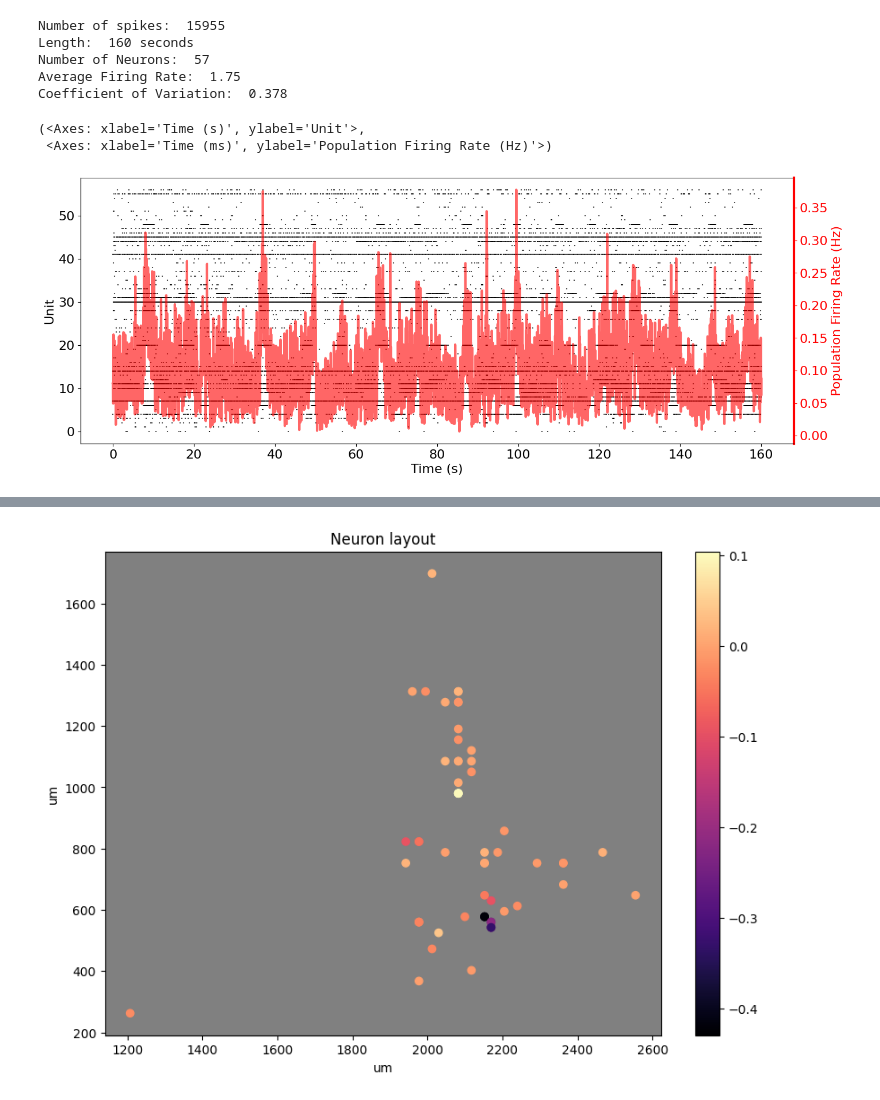
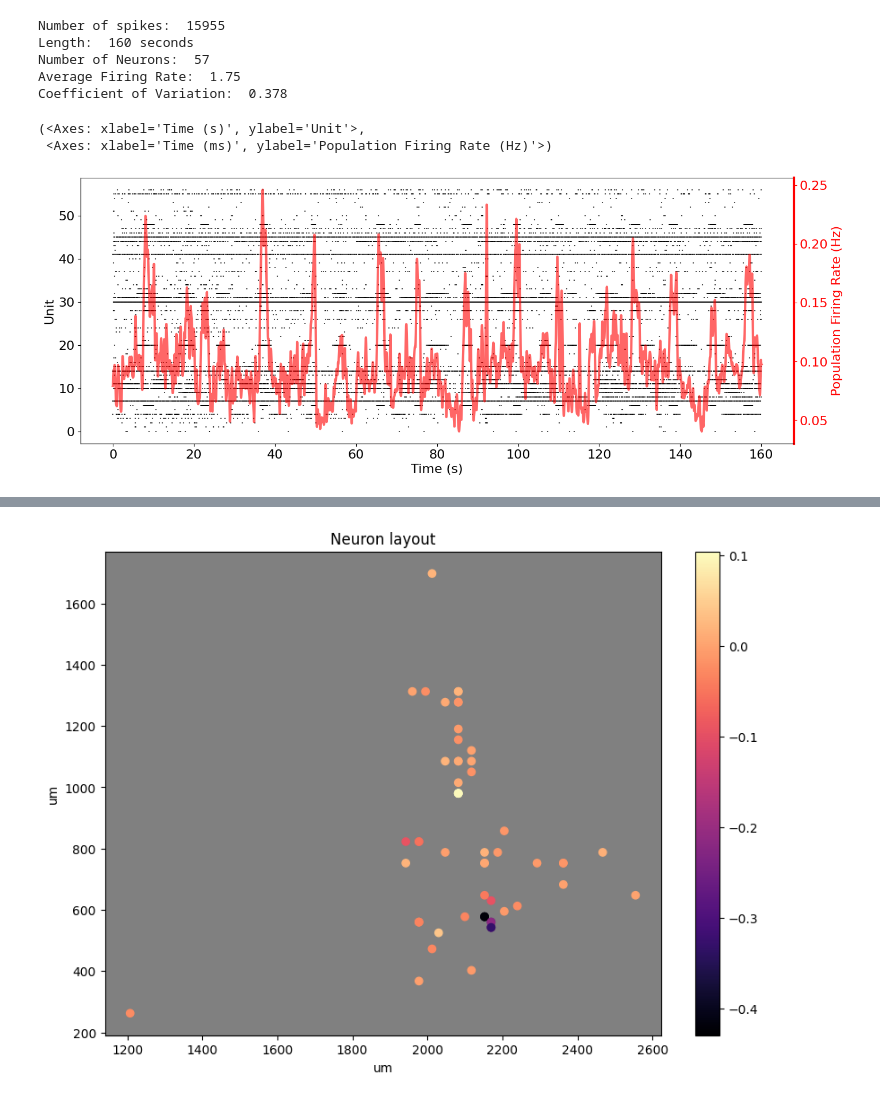
Before and after one commit to braingeneers/midbrain_parkinsons, a Jupyter notebook: tutorials/experiments/dentate_gyrus/hc110723/acid_3/hc110723_acid_3.ipynb, the cells around one changed output, grey strips where cells are left out. Saved outputs shown, nothing was run; the diff lists cells and outputs as text; code cells hidden in the pictures.

```diff
--- a/tutorials/experiments/dentate_gyrus/hc110723/acid_3/hc110723_acid_3.ipynb
+++ b/tutorials/experiments/dentate_gyrus/hc110723/acid_3/hc110723_acid_3.ipynb
@@ -13,8 +13,8 @@ Number of Neurons:  57
 Average Firing Rate:  1.75
 Coefficient of Variation:  0.378
 # %%
-spike_data.plot_raster(sd)
+spike_data.plot_raster(sd, smoothness=100)
 # %% [output]
 (<Axes: xlabel='Time (s)', ylabel='Unit'>,
  <Axes: xlabel='Time (ms)', ylabel='Population Firing Rate (Hz)'>)
-[figure, old version]
+[figure, new version]
```
Also changed, not shown: parts of 36 cells of this notebook, 18 other files.
